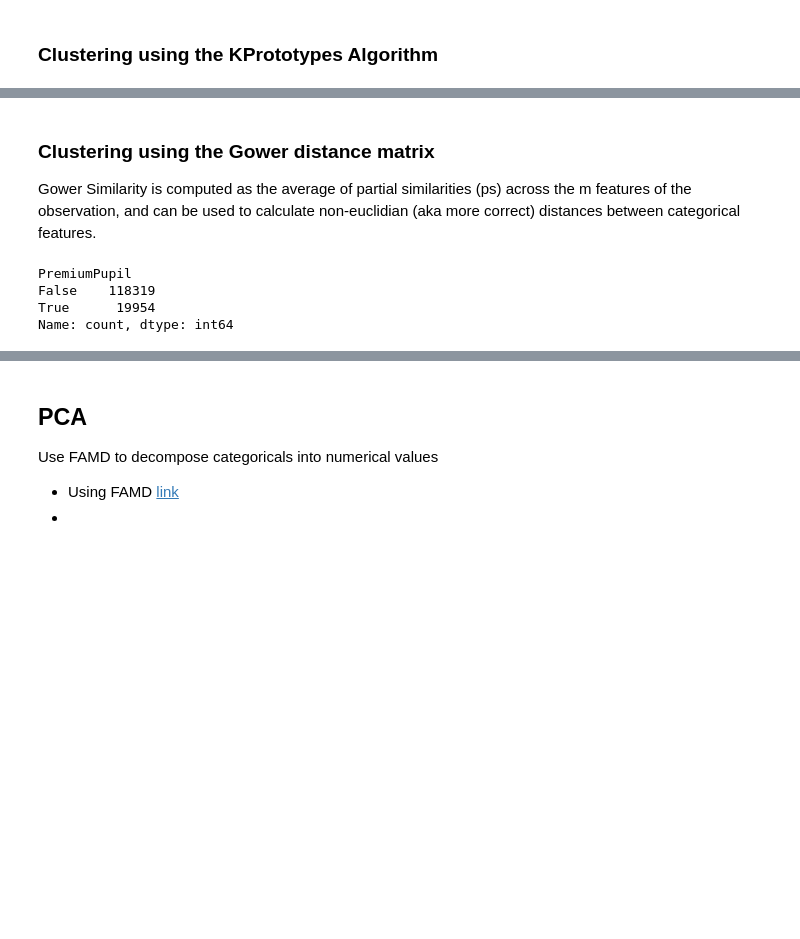
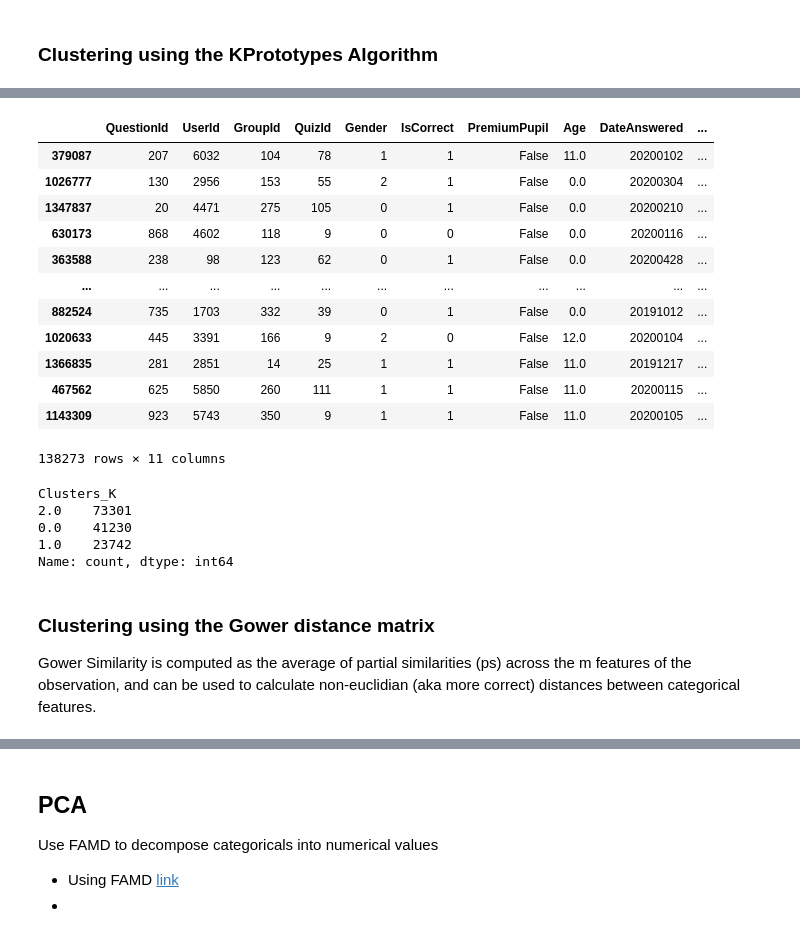
Before and after one commit to CUBoulder-DS/CSCI-5502-Final-Report, a Jupyter notebook: src/Fitmodels_Analysis_Testing.ipynb, the cells around one changed output, grey strips where cells are left out. Saved outputs shown, nothing was run; the diff lists cells and outputs as text; code cells hidden in the pictures; blank space fills up the shorter version.

Commit message:
First clustering run

```diff
--- a/src/Fitmodels_Analysis_Testing.ipynb
+++ b/src/Fitmodels_Analysis_Testing.ipynb
@@ -132,19 +119,33 @@ KeyboardInterrupt:
+# %%
+df_cluster
+# %% [output]
+|  | QuestionId | UserId | GroupId | QuizId | Gender | IsCorrect | PremiumPupil | Age | DateAnswered | ... |
+| 379087 | 207 | 6032 | 104 | 78 | 1 | 1 | False | 11.0 | 20200102 | ... |
+| 1026777 | 130 | 2956 | 153 | 55 | 2 | 1 | False | 0.0 | 20200304 | ... |
+| 1347837 | 20 | 4471 | 275 | 105 | 0 | 1 | False | 0.0 | 20200210 | ... |
+| 630173 | 868 | 4602 | 118 | 9 | 0 | 0 | False | 0.0 | 20200116 | ... |
+| 363588 | 238 | 98 | 123 | 62 | 0 | 1 | False | 0.0 | 20200428 | ... |
+| ... | ... | ... | ... | ... | ... | ... | ... | ... | ... | ... |
+| 882524 | 735 | 1703 | 332 | 39 | 0 | 1 | False | 0.0 | 20191012 | ... |
+| 1020633 | 445 | 3391 | 166 | 9 | 2 | 0 | False | 12.0 | 20200104 | ... |
+| 1366835 | 281 | 2851 | 14 | 25 | 1 | 1 | False | 11.0 | 20191217 | ... |
+| 467562 | 625 | 5850 | 260 | 111 | 1 | 1 | False | 11.0 | 20200115 | ... |
+| 1143309 | 923 | 5743 | 350 | 9 | 1 | 1 | False | 11.0 | 20200105 | ... |
+138273 rows × 11 columns
+# %%
+df_total["Clusters_K"] = np.NaN
+df_total.loc[df_cluster.index, "Clusters_K"] = df_cluster["Clusters"]
+
+# df_total.loc[df_cluster.index, "Clusters_K"]
+df_total.Clusters_K.value_counts()
+# %% [output]
+Clusters_K
+2.0    73301
+0.0    41230
+1.0    23742
+Name: count, dtype: int64
 # %% [markdown]
 ### Clustering using the Gower distance matrix
 
 Gower Similarity is computed as the average of partial similarities (ps) across the m features of the observation, and can be used to calculate non-euclidian (aka more correct) distances between categorical features.
-# %%
-cat_cols = ["QuestionId", "UserId", "GroupId", "QuizId", "Gender", "IsCorrect", "PremiumPupil", "Age"]
-cluster_cols = cat_cols + ["DateAnswered", "Confidence"]
-
-df_cluster = df_total[cluster_cols].sample(frac=0.1, random_state=42).fillna(0)
-df_cluster.DateAnswered = df_cluster.DateAnswered.dt.strftime("%Y%m%d").astype(int)
-
-# df_cluster.iloc[0]
-# df_cluster["PremiumPupil"].value_counts()
-# %% [output]
-PremiumPupil
-False    118319
-True      19954
-Name: count, dtype: int64
 # %%
```
Also changed, not shown: parts of 14 cells of this notebook, 2 other files.
